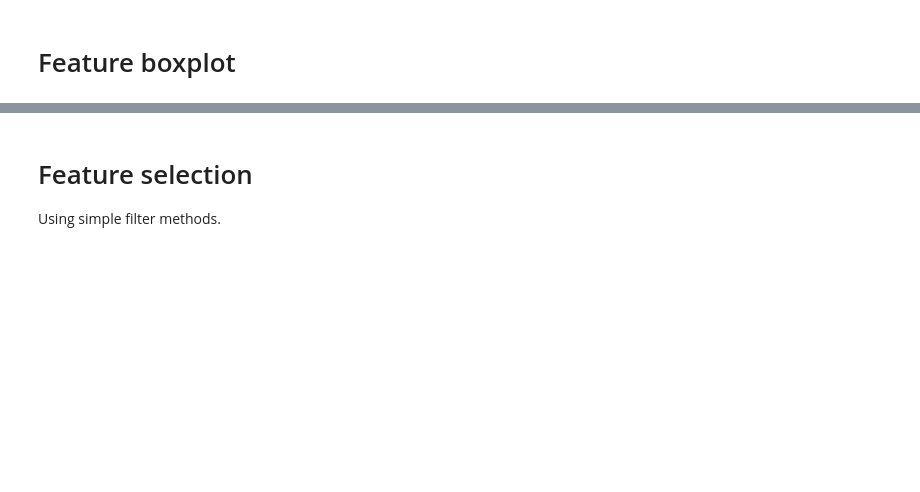
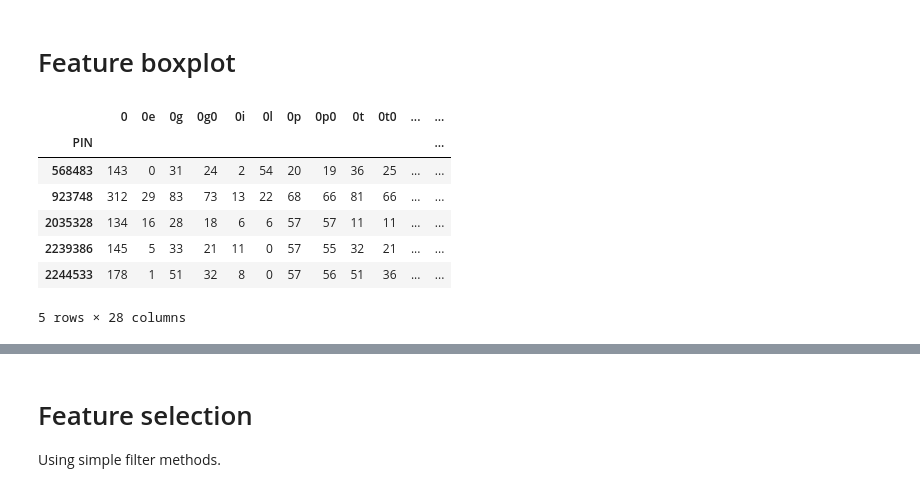
Before and after one commit to samuelefiorini/tangle, a Jupyter notebook: notebooks/naive_clf_assessment.ipynb, the cells around one changed output, grey strips where cells are left out. Saved outputs shown, nothing was run; the diff lists cells and outputs as text; code cells hidden in the pictures; blank space fills up the shorter version.

```diff
--- a/notebooks/naive_clf_assessment.ipynb
+++ b/notebooks/naive_clf_assessment.ipynb
@@ -336,7 +336,17 @@ feature_map = {pipe.steps[0][1].vocabulary_[k]: k for k in pipe.steps[0][1].voca
 # %%
 df = pd.DataFrame(X, index=labels.index,
                   columns=[feature_map[i] for i in range(X.shape[1])])
 df.loc[:, 'class'] = labels['CLASS']
+df.head()
+# %% [output]
+|  | 0 | 0e | 0g | 0g0 | 0i | 0l | 0p | 0p0 | 0t | 0t0 | ... | ... |
+| PIN |  |  |  |  |  |  |  |  |  |  |  | ... |
+| 568483 | 143 | 0 | 31 | 24 | 2 | 54 | 20 | 19 | 36 | 25 | ... | ... |
+| 923748 | 312 | 29 | 83 | 73 | 13 | 22 | 68 | 66 | 81 | 66 | ... | ... |
+| 2035328 | 134 | 16 | 28 | 18 | 6 | 6 | 57 | 57 | 11 | 11 | ... | ... |
+| 2239386 | 145 | 5 | 33 | 21 | 11 | 0 | 57 | 55 | 32 | 21 | ... | ... |
+| 2244533 | 178 | 1 | 51 | 32 | 8 | 0 | 57 | 56 | 51 | 36 | ... | ... |
+5 rows × 28 columns
 # %%
 df.boxplot(by='class', layout=(max_features/3, 3), figsize=(8, 25));
 # %% [output]
```
Also changed, not shown: parts of 4 cells of this notebook, 1 other file.
